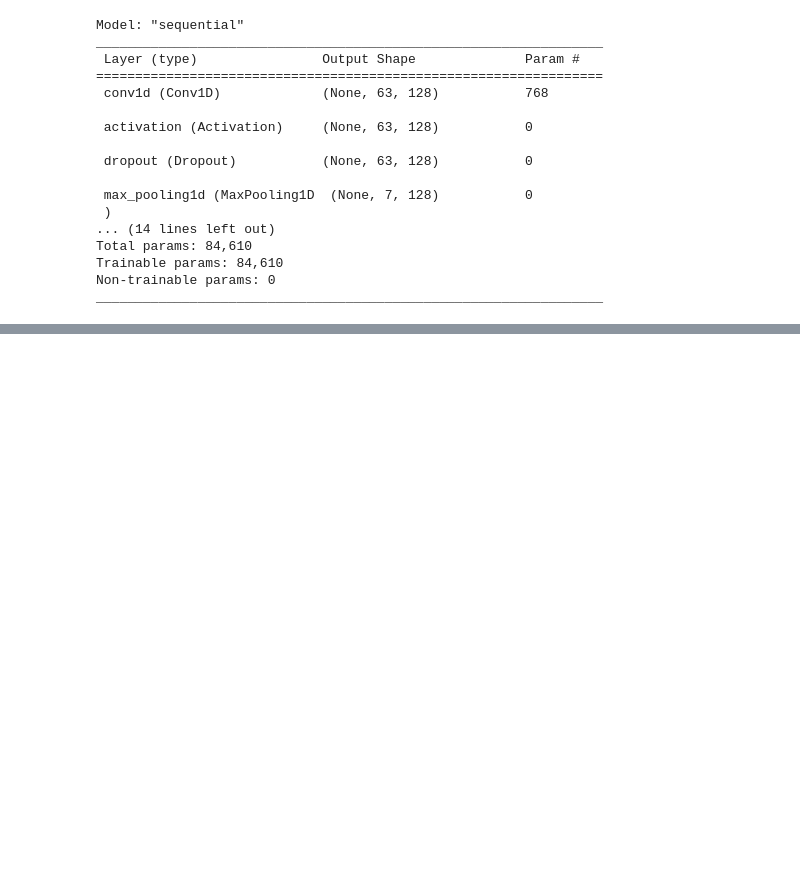
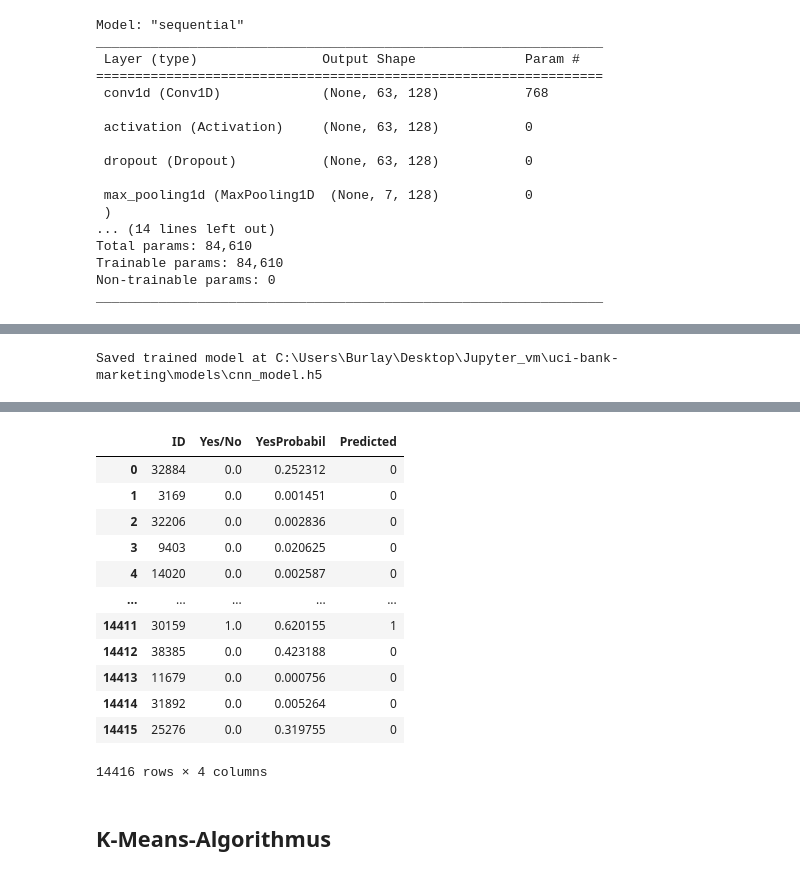
Before and after one commit to vburlay/UCI-Bank-Marketing, a Jupyter notebook: Jupyter Notebook.ipynb, the cells around one changed output, grey strips where cells are left out. Cells and saved outputs as stored; diff of their text form; code cells hidden in the pictures; blank space fills up the shorter version.

```diff
--- a/Jupyter Notebook.ipynb
+++ b/Jupyter Notebook.ipynb
@@ -335,0 +420,11 @@ plot_acc_loss(cnnhistory.history)
+# %%
+path_dir = os.getcwd() + '\models\cnn_model.h5'
+# save the model to disk
+if not os.path.isfile(path_dir):
+    model.save(path_dir)
+    print('Saved trained model at %s ' % path_dir)
+# %% [output]
+Saved trained model at C:\Users\Burlay\Desktop\Jupyter_vm\uci-bank-marketing\models\cnn_model.h5
+# %%
+probability(x_testcnn,y_test,model)
+# %% [output]
@@ -335,0 +432,16 @@ plot_acc_loss(cnnhistory.history)
+|  | ID | Yes/No | YesProbabil | Predicted |
+| 0 | 32884 | 0.0 | 0.252312 | 0 |
+| 1 | 3169 | 0.0 | 0.001451 | 0 |
+| 2 | 32206 | 0.0 | 0.002836 | 0 |
+| 3 | 9403 | 0.0 | 0.020625 | 0 |
+| 4 | 14020 | 0.0 | 0.002587 | 0 |
+| ... | ... | ... | ... | ... |
+| 14411 | 30159 | 1.0 | 0.620155 | 1 |
+| 14412 | 38385 | 0.0 | 0.423188 | 0 |
+| 14413 | 11679 | 0.0 | 0.000756 | 0 |
+| 14414 | 31892 | 0.0 | 0.005264 | 0 |
+| 14415 | 25276 | 0.0 | 0.319755 | 0 |
+14416 rows × 4 columns
+# %% [markdown]
+<a name="8"></a>
+## K-Means-Algorithmus
```
Also changed, not shown: parts of 32 cells of this notebook, 7 other files.
